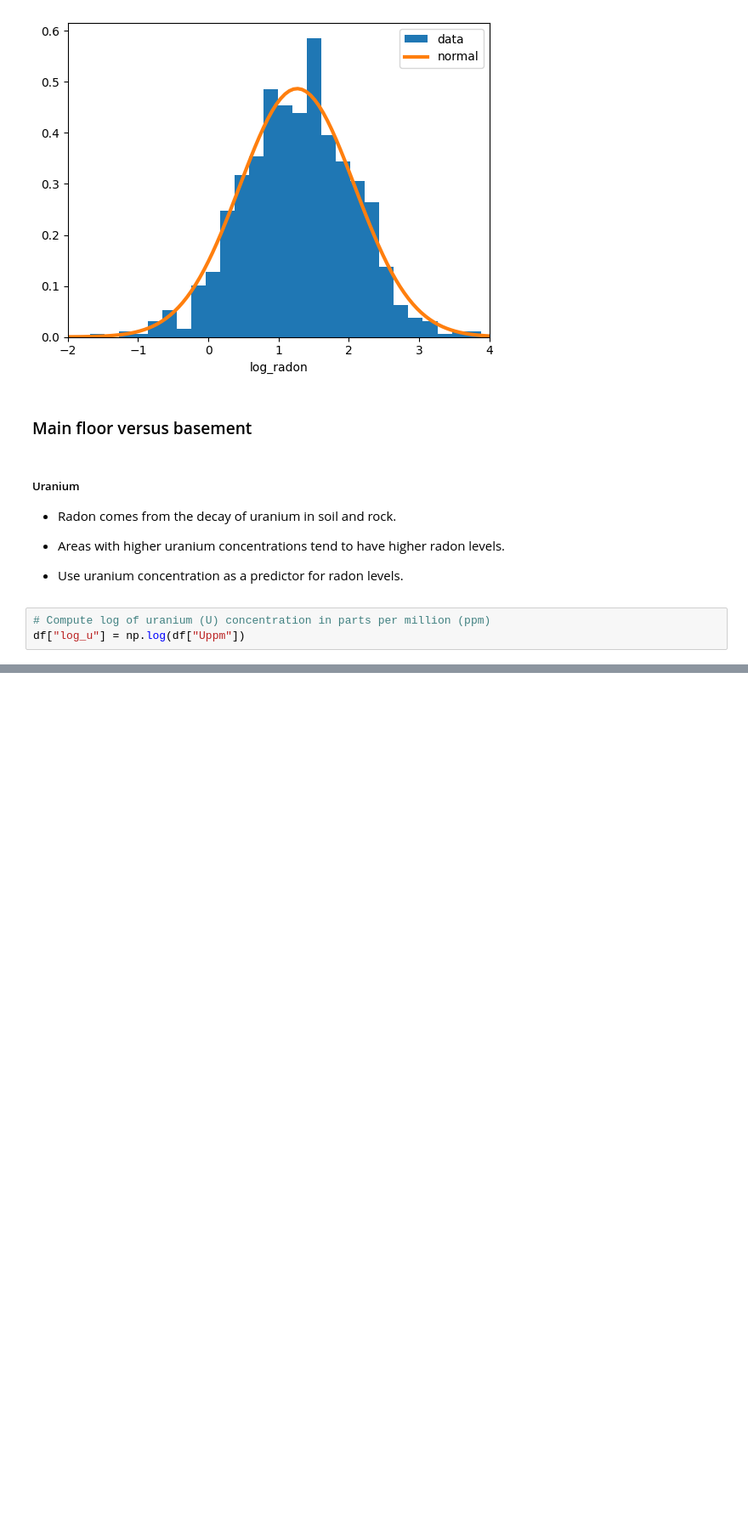
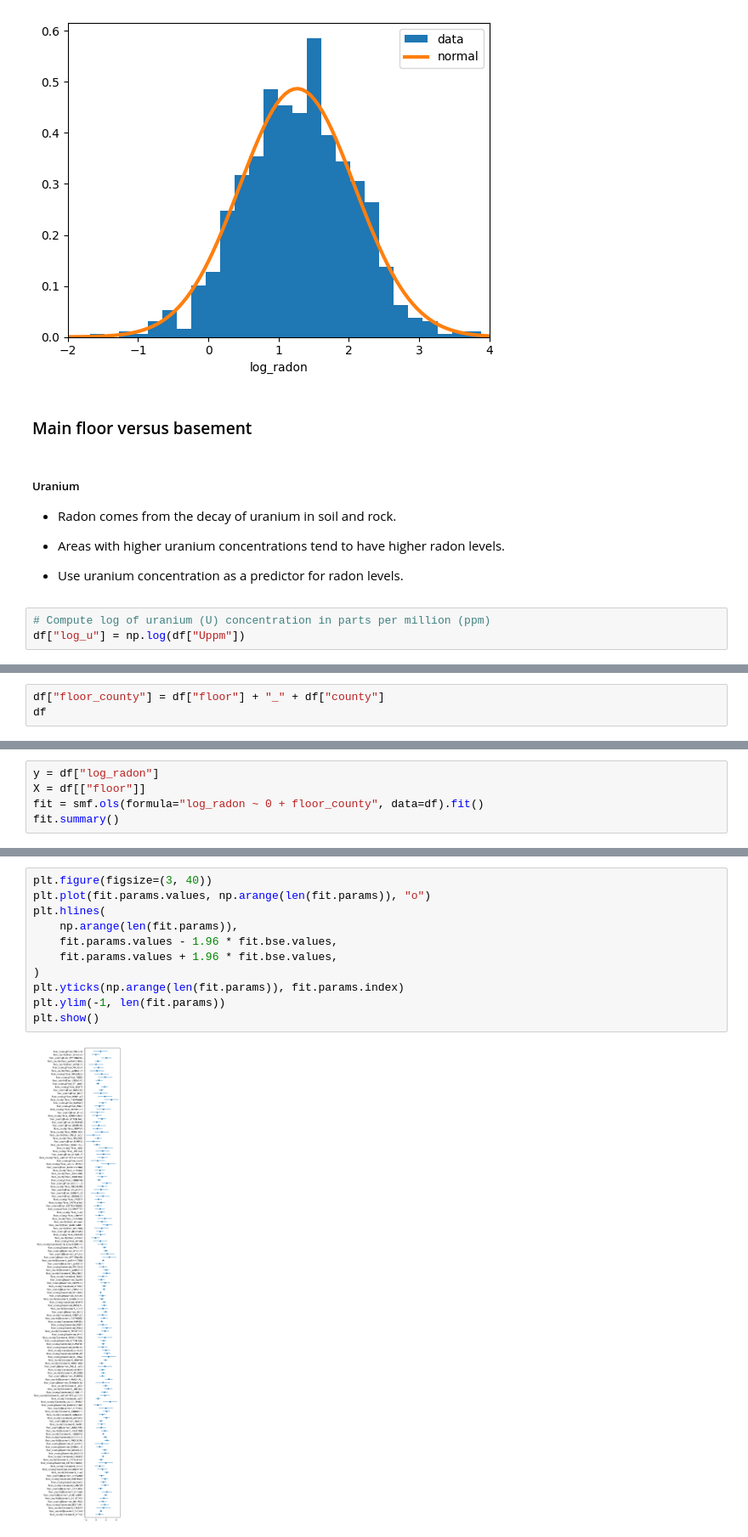
Before and after one commit to mgreenbe/DATA335W2025, a Jupyter notebook: code/hierarchical_modeling.ipynb, the cells around one changed output, grey strips where cells are left out. Shown at 85% size. Cells and saved outputs as stored; diff of their text form; blank space fills up the shorter version.

```diff
--- a/code/hierarchical_modeling.ipynb
+++ b/code/hierarchical_modeling.ipynb
@@ -239,0 +327,3 @@ plt.show()
+# %%
+df["floor_county"] = df["floor"] + "_" + df["county"]
+df
@@ -239,0 +344,5 @@ plt.show()
+# %%
+y = df["log_radon"]
+X = df[["floor"]]
+fit = smf.ols(formula="log_radon ~ 0 + floor_county", data=df).fit()
+fit.summary()
@@ -239,0 +382,13 @@ plt.show()
+# %%
+plt.figure(figsize=(3, 40))
+plt.plot(fit.params.values, np.arange(len(fit.params)), "o")
+plt.hlines(
+    np.arange(len(fit.params)),
+    fit.params.values - 1.96 * fit.bse.values,
+    fit.params.values + 1.96 * fit.bse.values,
+)
+plt.yticks(np.arange(len(fit.params)), fit.params.index)
+plt.ylim(-1, len(fit.params))
+plt.show()
+# %% [output]
+[figure, added]
```
Also changed, not shown: parts of 14 cells of this notebook, 3 other files.
